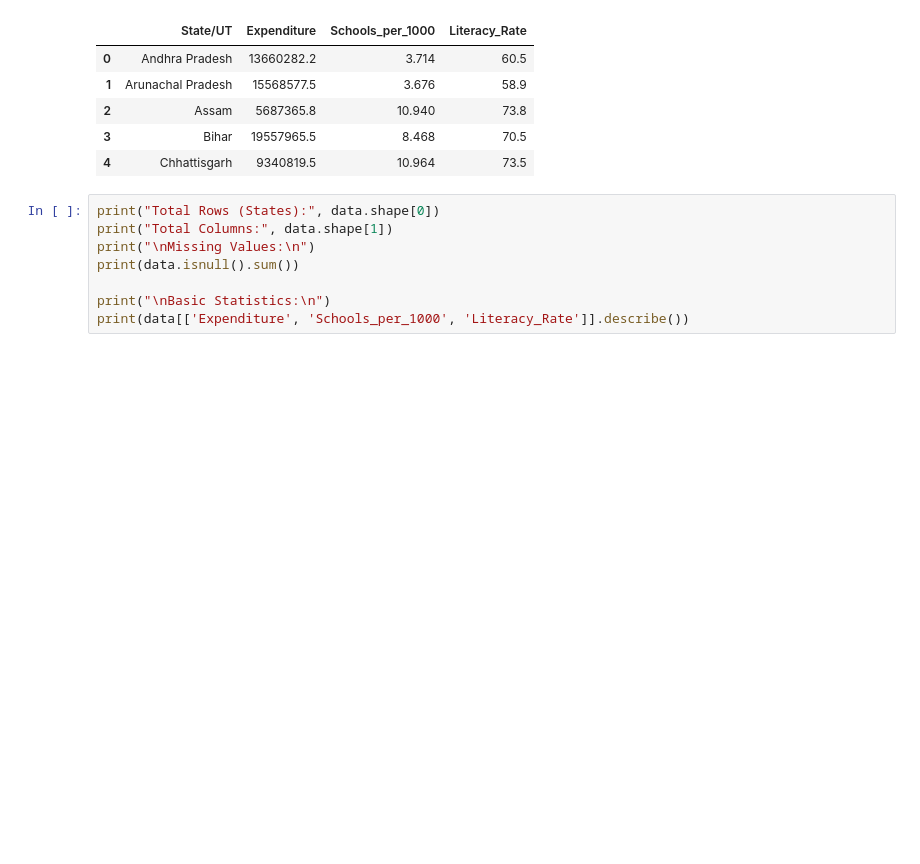
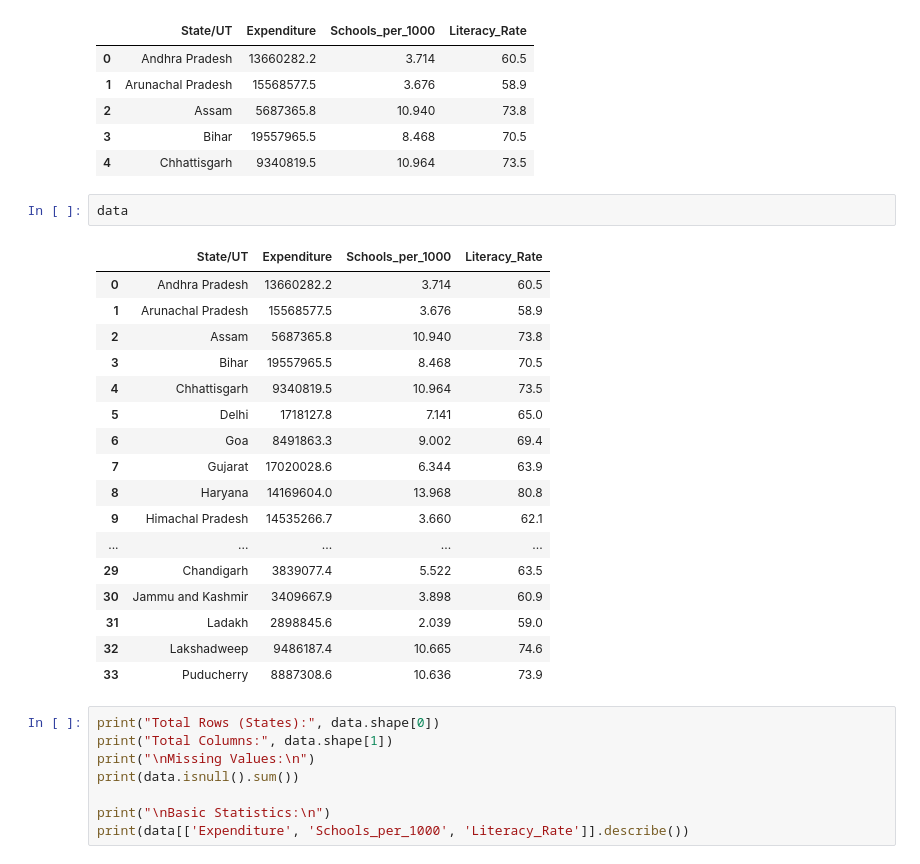
Before and after one commit to mlky7/Literacy-Rate-Impact-Analysis, a Jupyter notebook: literacy_rate_prediction.ipynb, the cells around one changed output. Cells and saved outputs as stored; diff of their text form; blank space fills up the shorter version.

```diff
--- a/literacy_rate_prediction.ipynb
+++ b/literacy_rate_prediction.ipynb
@@ -91,6 +91,26 @@ data.head()
 | 2 | Assam | 5687365.8 | 10.940 | 73.8 |
 | 3 | Bihar | 19557965.5 | 8.468 | 70.5 |
 | 4 | Chhattisgarh | 9340819.5 | 10.964 | 73.5 |
+# %%
+data
+# %% [output]
+|  | State/UT | Expenditure | Schools_per_1000 | Literacy_Rate |
+| 0 | Andhra Pradesh | 13660282.2 | 3.714 | 60.5 |
+| 1 | Arunachal Pradesh | 15568577.5 | 3.676 | 58.9 |
+| 2 | Assam | 5687365.8 | 10.940 | 73.8 |
+| 3 | Bihar | 19557965.5 | 8.468 | 70.5 |
+| 4 | Chhattisgarh | 9340819.5 | 10.964 | 73.5 |
+| 5 | Delhi | 1718127.8 | 7.141 | 65.0 |
+| 6 | Goa | 8491863.3 | 9.002 | 69.4 |
+| 7 | Gujarat | 17020028.6 | 6.344 | 63.9 |
+| 8 | Haryana | 14169604.0 | 13.968 | 80.8 |
+| 9 | Himachal Pradesh | 14535266.7 | 3.660 | 62.1 |
+| ... | ... | ... | ... | ... |
+| 29 | Chandigarh | 3839077.4 | 5.522 | 63.5 |
+| 30 | Jammu and Kashmir | 3409667.9 | 3.898 | 60.9 |
+| 31 | Ladakh | 2898845.6 | 2.039 | 59.0 |
+| 32 | Lakshadweep | 9486187.4 | 10.665 | 74.6 |
+| 33 | Puducherry | 8887308.6 | 10.636 | 73.9 |
 # %%
 print("Total Rows (States):", data.shape[0])
 print("Total Columns:", data.shape[1])
```
Also changed, not shown: parts of 7 cells of this notebook.
